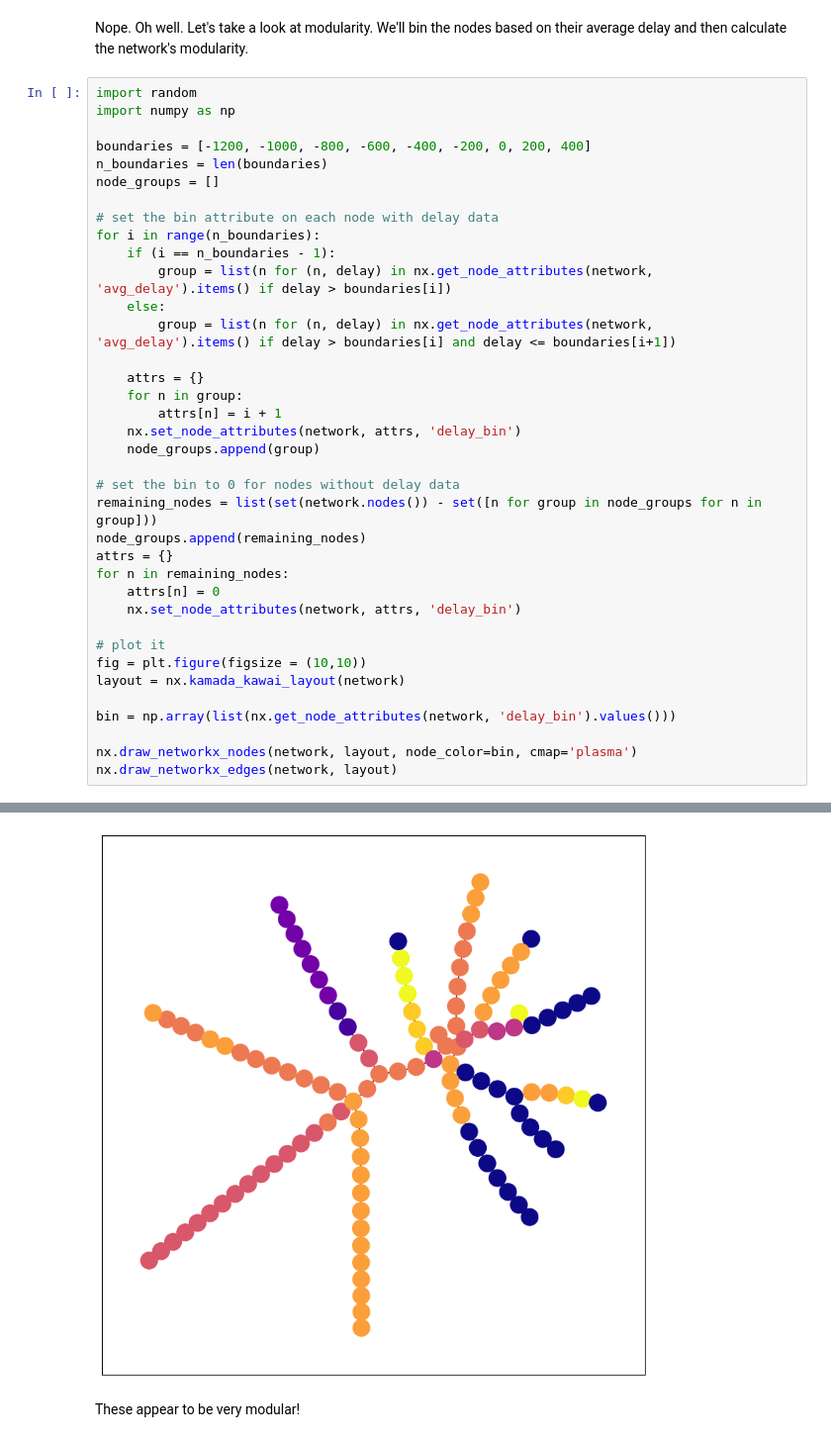
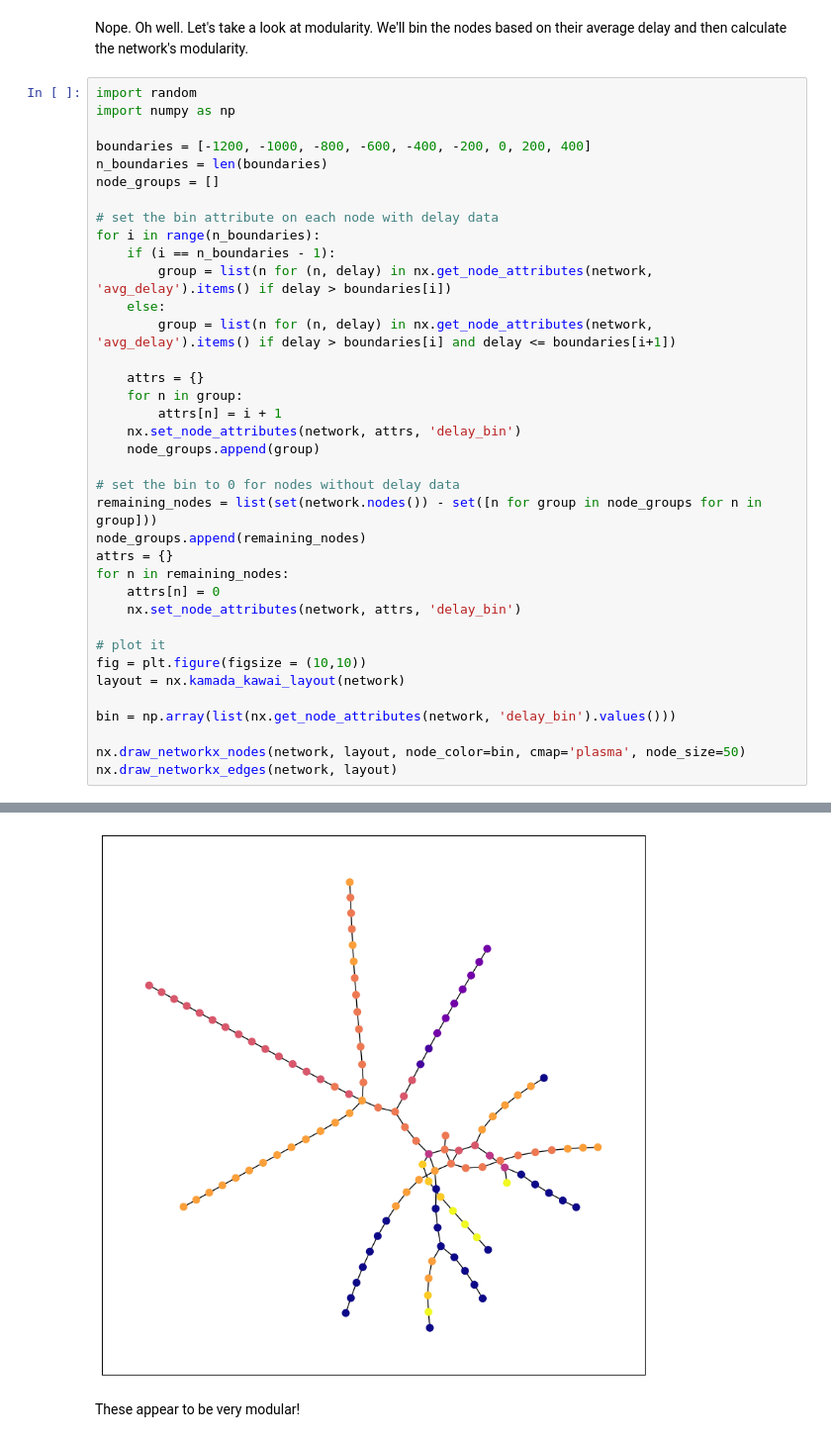
Before and after one commit to MarkusG/math-168-project, a Jupyter notebook: Network_Construction_Delay_Correlation_and_Modularity.ipynb, the cells around one changed output, grey strips where cells are left out. Shown at 99% size. Saved outputs shown, nothing was run; the diff lists cells and outputs as text.

```diff
--- a/Network_Construction_Delay_Correlation_and_Modularity.ipynb
+++ b/Network_Construction_Delay_Correlation_and_Modularity.ipynb
@@ -204,35 +204,35 @@ node_groups = []
 # set the bin attribute on each node with delay data
 for i in range(n_boundaries):
     if (i == n_boundaries - 1):
         group = list(n for (n, delay) in nx.get_node_attributes(network, 'avg_delay').items() if delay > boundaries[i])
     else:
         group = list(n for (n, delay) in nx.get_node_attributes(network, 'avg_delay').items() if delay > boundaries[i] and delay <= boundaries[i+1])
 
     attrs = {}
     for n in group:
         attrs[n] = i + 1
     nx.set_node_attributes(network, attrs, 'delay_bin')
     node_groups.append(group)
 
 # set the bin to 0 for nodes without delay data
 remaining_nodes = list(set(network.nodes()) - set([n for group in node_groups for n in group]))
 node_groups.append(remaining_nodes)
 attrs = {}
 for n in remaining_nodes:
     attrs[n] = 0
     nx.set_node_attributes(network, attrs, 'delay_bin')
 
 # plot it
 fig = plt.figure(figsize = (10,10))
 layout = nx.kamada_kawai_layout(network)
 
 bin = np.array(list(nx.get_node_attributes(network, 'delay_bin').values()))
 
-nx.draw_networkx_nodes(network, layout, node_color=bin, cmap='plasma')
+nx.draw_networkx_nodes(network, layout, node_color=bin, cmap='plasma', node_size=50)
 nx.draw_networkx_edges(network, layout)
 # %% [output]
 <matplotlib.collections.LineCollection at 0x...>
-[figure, old version]
+[figure, new version]
 # %% [markdown]
 These appear to be very modular!
 # %%
```
Also changed, not shown: parts of 5 cells of this notebook, 2 other files.
